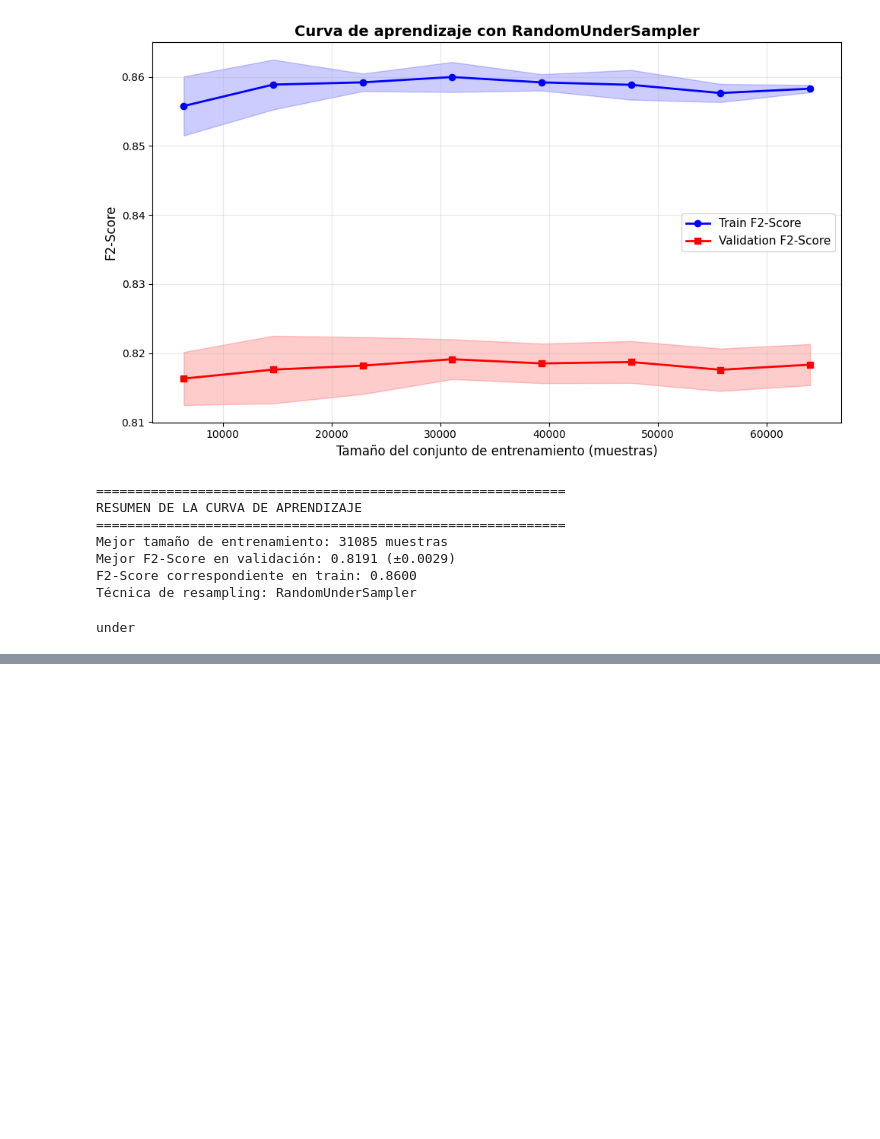
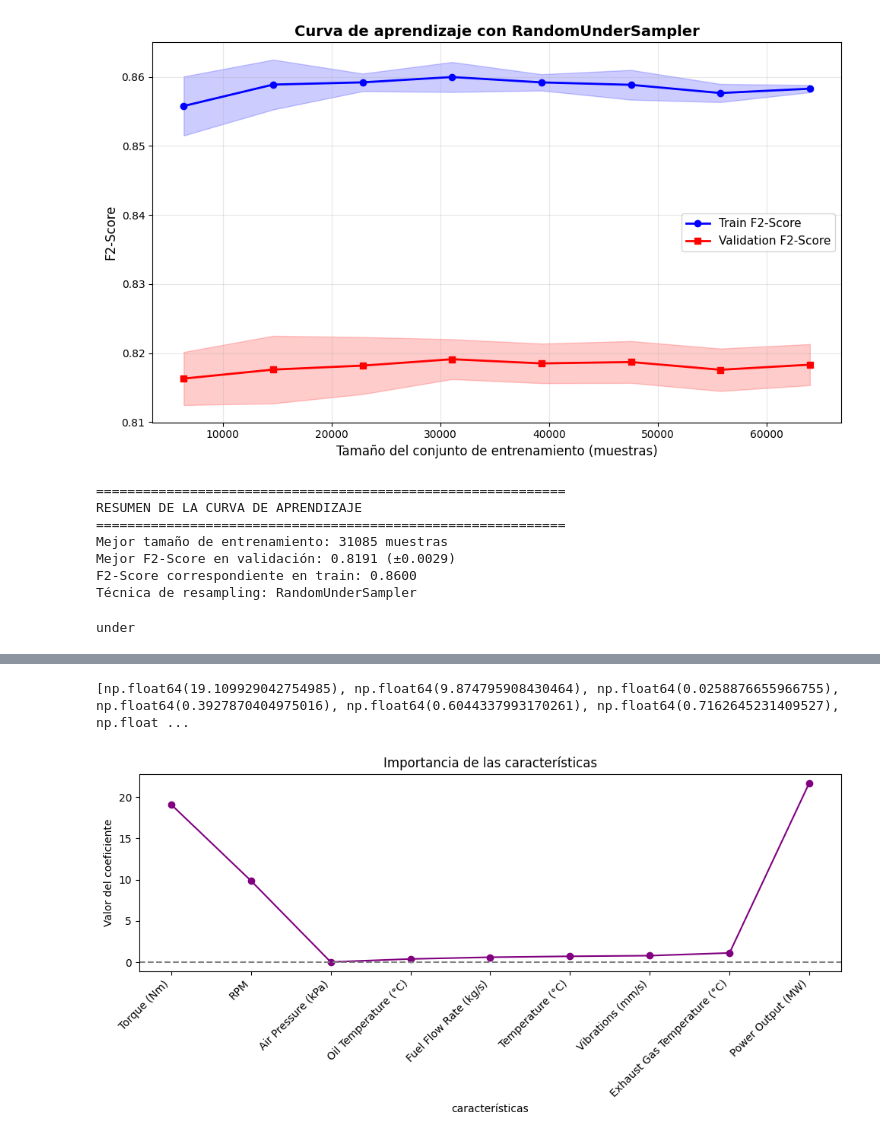
Before and after one commit to HadrianC-hub/Machine-Learning-Project, a Jupyter notebook: src/probl1_logistic_regression.ipynb, the cells around one changed output, grey strips where cells are left out. Saved outputs shown, nothing was run; the diff lists cells and outputs as text; code cells hidden in the pictures; blank space fills up the shorter version.

```diff
--- a/src/probl1_logistic_regression.ipynb
+++ b/src/probl1_logistic_regression.ipynb
@@ -265,0 +326,24 @@ under
+# %%
+coeficientes = final_pipeline[-1].coef_
+feature_importance = final_pipeline.named_steps['clf'].coef_[0]
+
+feature_names = X_train.columns.to_list()
+
+sorted_idx = np.argsort(feature_importance)
+sorted_features = [feature_names[i] for i in sorted_idx]
+
+sorted_importance = list(map(abs, feature_importance[sorted_idx]))
+print(sorted_importance)
+
+plt.figure(figsize=(10, 5))
+plt.plot(range(len(sorted_importance)), sorted_importance, marker="o", linestyle="-", color="purple")
+plt.xticks(range(len(sorted_features)), sorted_features, rotation=45, ha="right")
+plt.axhline(0, color="gray", linestyle="--")
+plt.title("Importancia de las características")
+plt.ylabel("Valor del coeficiente")
+plt.xlabel("características")
+plt.tight_layout()
+plt.show()
+# %% [output]
+[np.float64(19.109929042754985), np.float64(9.874795908430464), np.float64(0.0258876655966755), np.float64(0.3927870404975016), np.float64(0.6044337993170261), np.float64(0.7162645231409527), np.float ...
+[figure, added]
```
Also changed, not shown: parts of 5 cells of this notebook.
